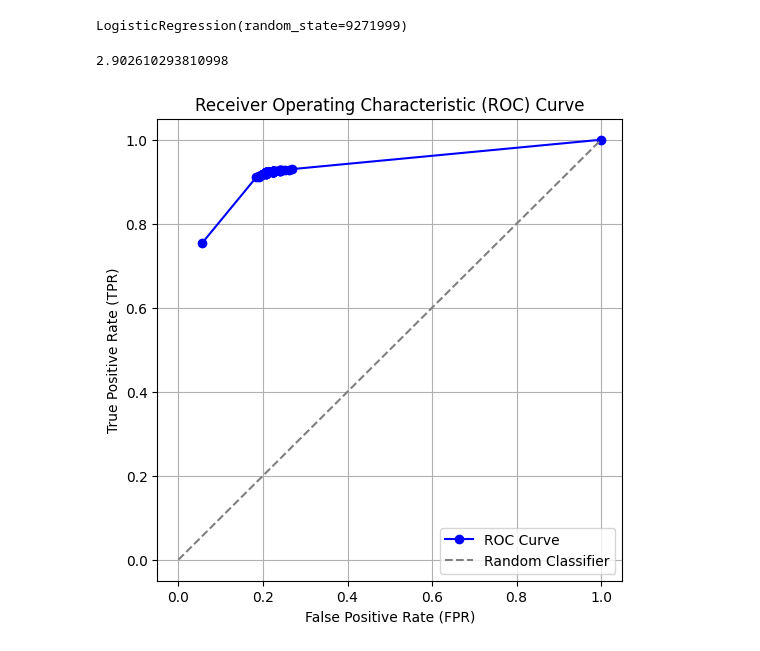
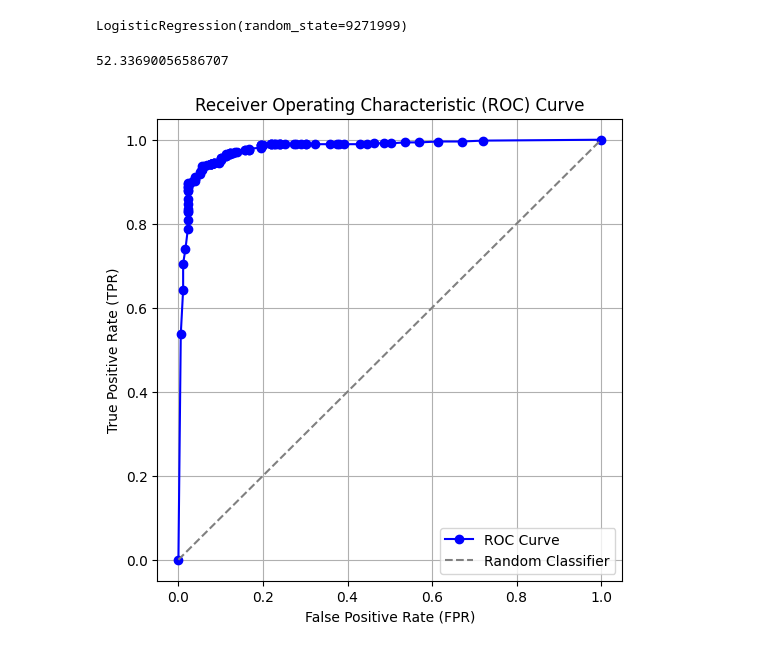
Before and after one commit to kennonstewart/stats_503, a Jupyter notebook: homework_3/homework_3.ipynb, the cells around one changed output. Saved outputs shown, nothing was run; the diff lists cells and outputs as text; code cells hidden in the pictures.

```diff
--- a/homework_3/homework_3.ipynb
+++ b/homework_3/homework_3.ipynb
@@ -26,7 +44,7 @@ X_college_test = college_test.drop(['Name', 'Private'], axis=1)
 y_college_test = college_test['Private']
 # %%
 # initialize the model
-model = LogisticRegression(RANDOM_STATE_SEED = 9271999)
+model = LogisticRegression(random_state = RANDOM_STATE_SEED)
 
 # fit to the parametmodumodmodumodumoders naively
 model.fit(X_college_train, y_college_train)
@@ -41,37 +59,37 @@ Please also refer to the documentation for alternative solver options:
 LogisticRegression(random_state=9271999)
 # %%
 y_pred = model.predict(X_college_test)
-# %%
-prediction_probabilities = model.predict_proba(X_college_test)
-
-sum = 0
-for no_prob, yes_prob in prediction_probabilities:
-    sum -= np.log(max(yes_prob, no_prob))
-print(sum)
-# %% [output]
-2.902610293810998
+# %%
+prediction_probabilities = model.predict_proba(
+    X_college_test
+)
+
+calculate_nll(prediction_probabilities)
+# %% [output]
+52.33690056586707
 # %%
-simulation_results = simulate_thresholds(y_college_test, prediction_probabilities, y_college_test)
+simulation_results = simulate_thresholds(
+    prediction_probabilities = prediction_probabilities,
+    y_test = y_college_test
+)
 # %%
 fpr, tpr = zip(*simulation_results)
 # %%
-import matplotlib.pyplot as plt
-
 # Plot the ROC curve
 plt.figure(figsize=(6,6))
-plt.plot(fpr, tpr, marker='o', linestyle='-', color='blue', label="ROC Curve")
+plt.plot(fpr, tpr, marker='o', linestyle='-', color='blue', label=LINE_LABEL)
 
 # Plot the random classifier (diagonal line)
-plt.plot([0, 1], [0, 1], linestyle='--', color='gray', label="Random Classifier")
+plt.plot([0, 1], [0, 1], linestyle='--', color='gray', label=RANDOM_CLASSIFIER_LABEL)
 
 # Labels and Title
-plt.xlabel("False Positive Rate (FPR)")
-plt.ylabel("True Positive Rate (TPR)")
-plt.title("Receiver Operating Characteristic (ROC) Curve")
+plt.xlabel(XLABEL)
+plt.ylabel(YLABEL)
+plt.title(TITLE)
 plt.legend()
 plt.grid()
 
 # Show plot
 plt.show()
 # %% [output]
-[figure, old version]
+[figure, new version]
```
Also changed, not shown: parts of 1 cell of this notebook, 2 other files.
